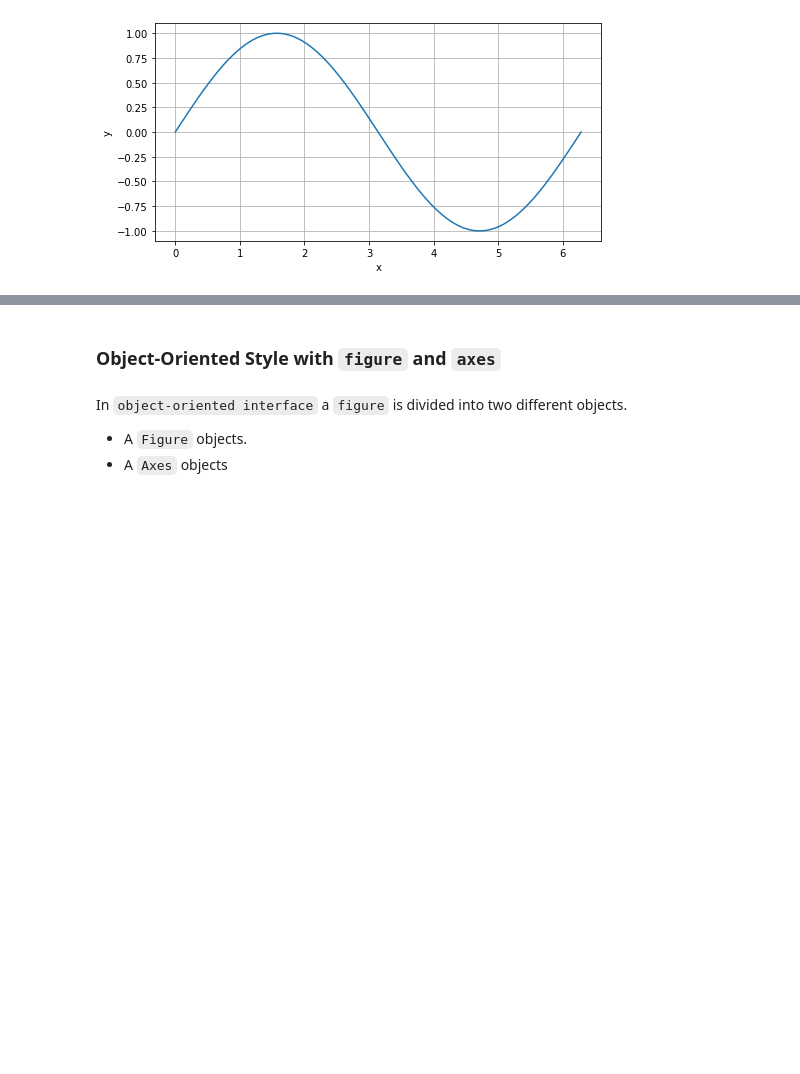
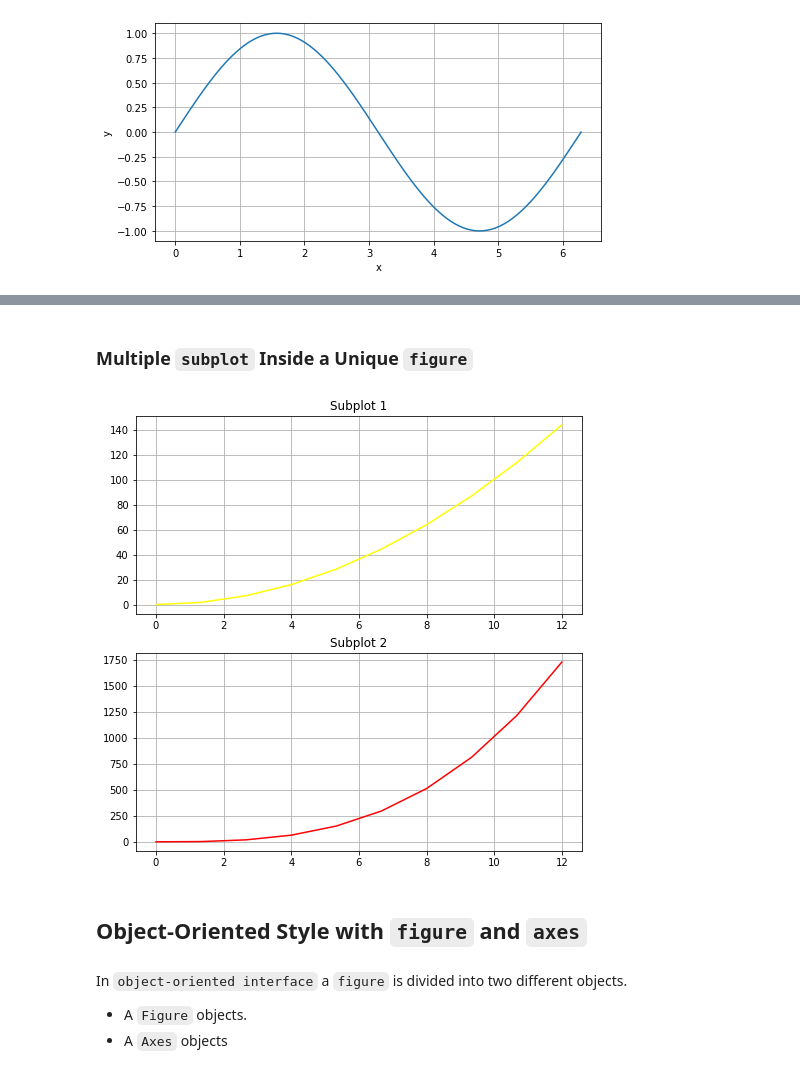
Before and after one commit to implse/Introduction_to_Matplotlib, a Jupyter notebook: Introduction_To_Matplotlib.ipynb, the cells around one changed output, grey strips where cells are left out. Drawn from its saved outputs; the diff is of its cells as text; code cells hidden in the pictures; blank space fills up the shorter version.

```diff
--- a/Introduction_To_Matplotlib.ipynb
+++ b/Introduction_To_Matplotlib.ipynb
@@ -95,5 +119,20 @@ plt.grid(True)
+# %% [markdown]
+### Multiple `subplot` Inside a Unique `figure`
+# %%
+plt.figure(figsize=(8, 8))
+plt.subplot(211) # (row, col, select)
+plt.plot(x, y, c="yellow")
+plt.title("Subplot 1")
+plt.grid(True)
+plt.subplot(212)
+plt.plot(x, x**3, c="red")
+plt.title("Subplot 2")
+plt.grid(True)
+plt.show()
+# %% [output]
+[figure, added]
 # %% [markdown]
-### Object-Oriented Style with `figure` and `axes`
+## Object-Oriented Style with `figure` and `axes`
 # %% [markdown]
 In `object-oriented interface` a `figure` is divided into two different objects.
 
```
Also changed, not shown: parts of 24 cells of this notebook.
